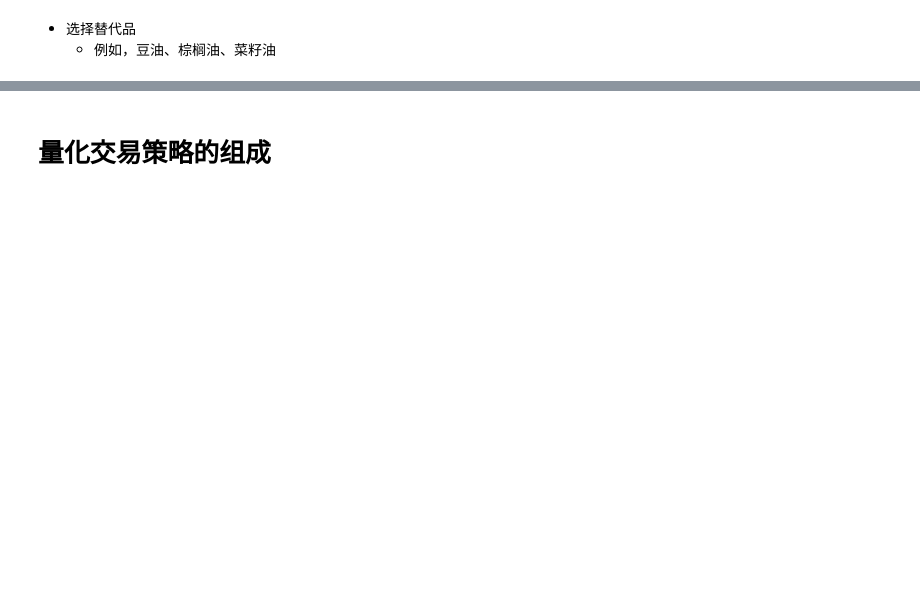
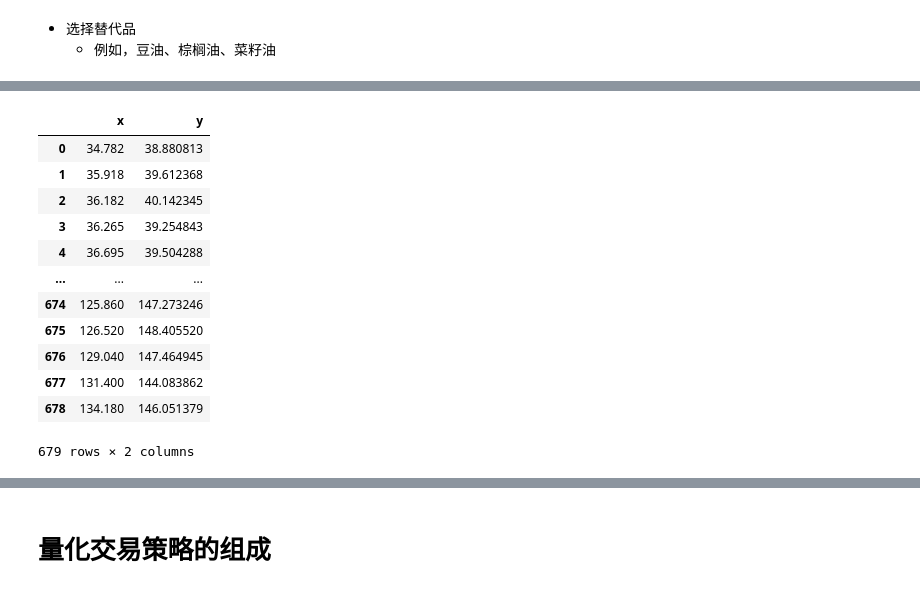
Before and after one commit to christinemu/quant-trading, a Jupyter notebook: TradingStrategy.ipynb, the cells around one changed output, grey strips where cells are left out. Saved outputs shown, nothing was run; the diff lists cells and outputs as text; code cells hidden in the pictures; blank space fills up the shorter version.

```diff
--- a/TradingStrategy.ipynb
+++ b/TradingStrategy.ipynb
@@ -156,0 +173,23 @@ $$
+# %%
+aprice.sort_index(inplace=True)
+y = aprice['Close'][0]
+ranData = []
+for each in range(aprice.shape[0]):
+    ranData.append(y+np.random.normal(aprice['Close'].diff().mean(),aprice['Close'].diff().std()))
+    y = ranData[-1]
+priceData = pd.DataFrame({'x':sorted(aprice['Close']),'y':ranData})
+priceData
+# %% [output]
+|  | x | y |
+| 0 | 34.782 | 38.880813 |
+| 1 | 35.918 | 39.612368 |
+| 2 | 36.182 | 40.142345 |
+| 3 | 36.265 | 39.254843 |
+| 4 | 36.695 | 39.504288 |
+| ... | ... | ... |
+| 674 | 125.860 | 147.273246 |
+| 675 | 126.520 | 148.405520 |
+| 676 | 129.040 | 147.464945 |
+| 677 | 131.400 | 144.083862 |
+| 678 | 134.180 | 146.051379 |
+679 rows × 2 columns
```
Also changed, not shown: parts of 102 cells of this notebook, 13 other files.
